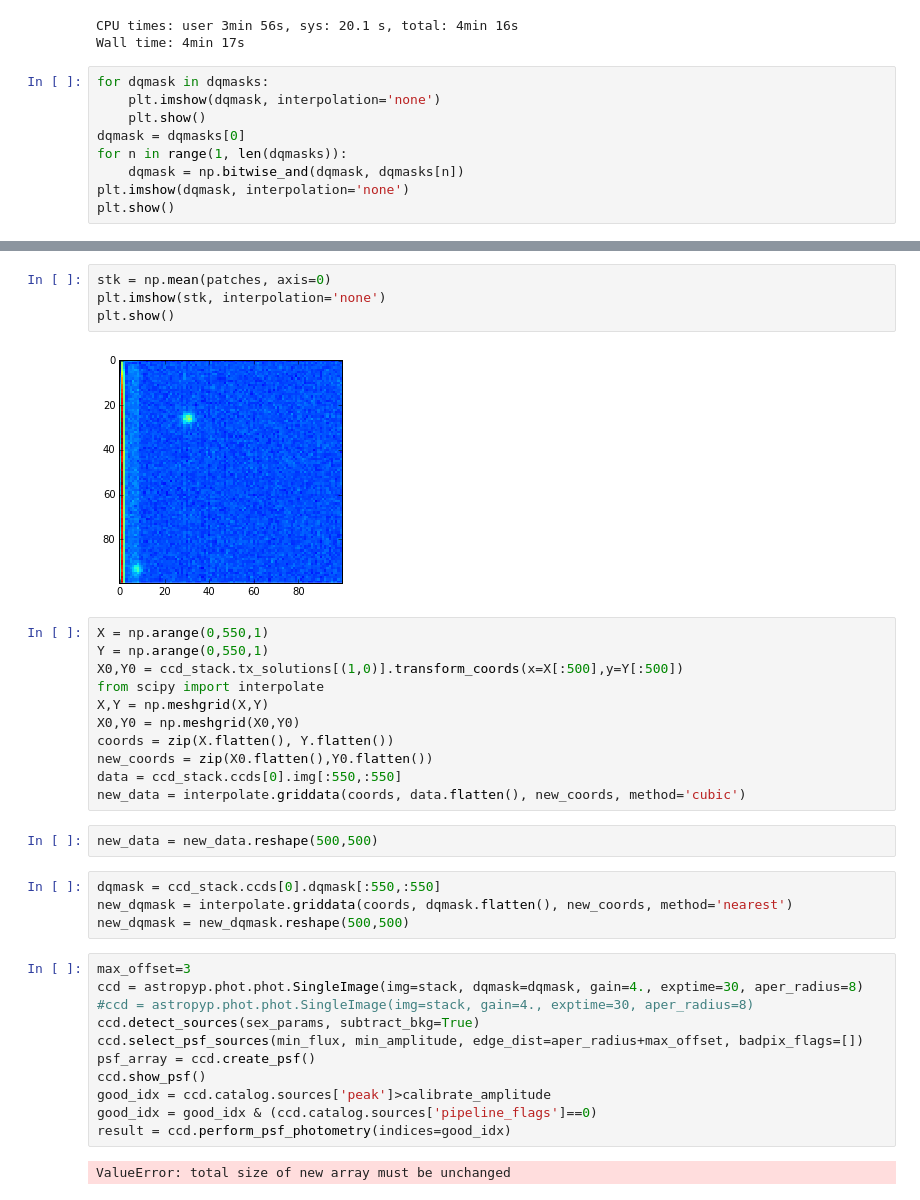
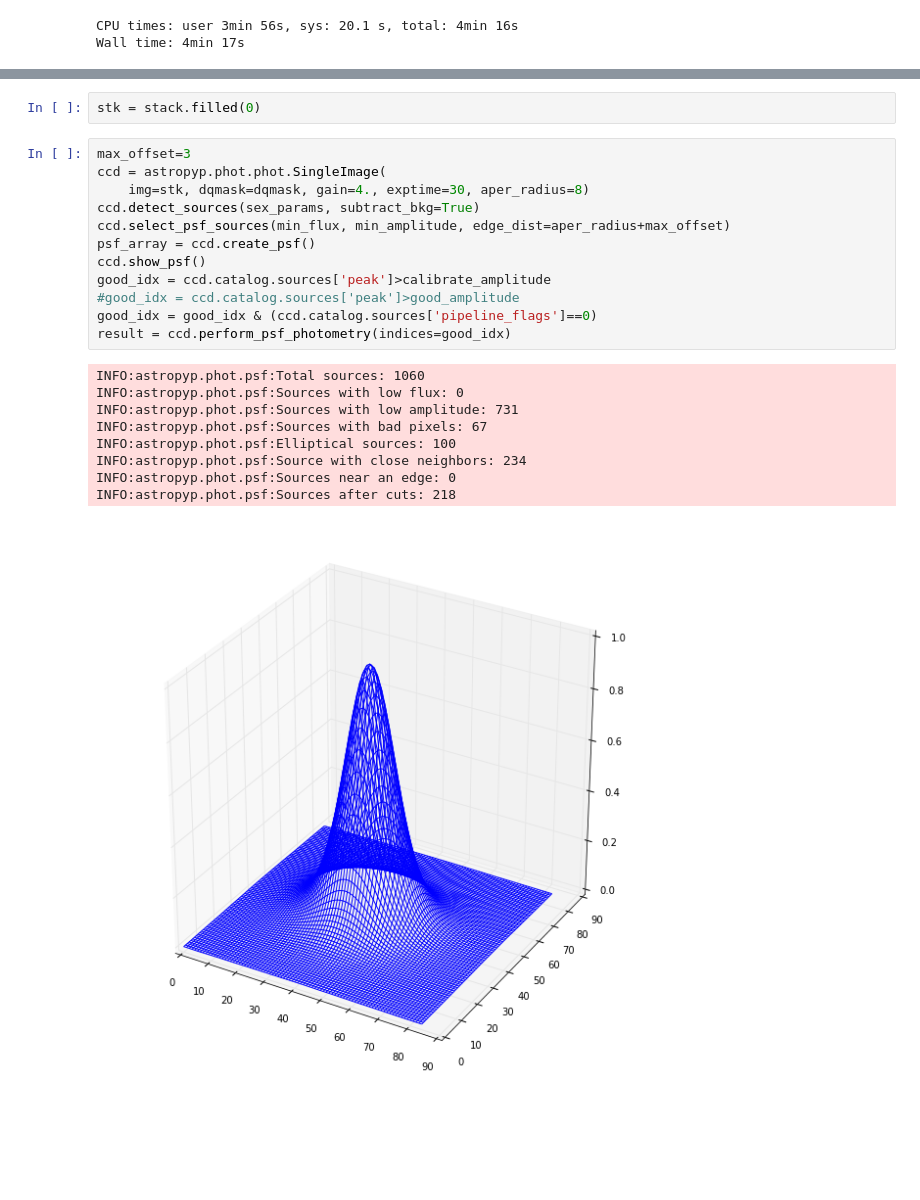
Before and after one commit to fred3m/astropyp, a Jupyter notebook: examples/test_full_img_stacking.ipynb, the cells around one changed output, grey strips where cells are left out. Cells and saved outputs as stored; diff of their text form; blank space fills up the shorter version.

```diff
--- a/examples/test_full_img_stacking.ipynb
+++ b/examples/test_full_img_stacking.ipynb
@@ -310,12 +256,3 @@ tx_solutions = [ccd_stack.tx_solutions[(1,0)], None, ccd_stack.tx_solutions[(1,2
 # %% [output]
 CPU times: user 3min 56s, sys: 20.1 s, total: 4min 16s
 Wall time: 4min 17s
-# %%
-for dqmask in dqmasks:
-    plt.imshow(dqmask, interpolation='none')
-    plt.show()
-dqmask = dqmasks[0]
-for n in range(1, len(dqmasks)):
-    dqmask = np.bitwise_and(dqmask, dqmasks[n])
-plt.imshow(dqmask, interpolation='none')
-plt.show()
@@ -414,39 +259,27 @@ patches, dqmasks = stack(imgs, dqmasks, (0,100), (0,100), 50, 50, 1, tx_solution
-# %%
-stk = np.mean(patches, axis=0)
-plt.imshow(stk, interpolation='none')
-plt.show()
-# %% [output]
-[figure, removed]
-# %%
-X = np.arange(0,550,1)
-Y = np.arange(0,550,1)
-X0,Y0 = ccd_stack.tx_solutions[(1,0)].transform_coords(x=X[:500],y=Y[:500])
-from scipy import interpolate
-X,Y = np.meshgrid(X,Y)
-X0,Y0 = np.meshgrid(X0,Y0)
-coords = zip(X.flatten(), Y.flatten())
-new_coords = zip(X0.flatten(),Y0.flatten())
-data = ccd_stack.ccds[0].img[:550,:550]
-new_data = interpolate.griddata(coords, data.flatten(), new_coords, method='cubic')
-# %%
-new_data = new_data.reshape(500,500)
-# %%
-dqmask = ccd_stack.ccds[0].dqmask[:550,:550]
-new_dqmask = interpolate.griddata(coords, dqmask.flatten(), new_coords, method='nearest')
-new_dqmask = new_dqmask.reshape(500,500)
+# %%
+stk = stack.filled(0)
 # %%
 max_offset=3
-ccd = astropyp.phot.phot.SingleImage(img=stack, dqmask=dqmask, gain=4., exptime=30, aper_radius=8)
-#ccd = astropyp.phot.phot.SingleImage(img=stack, gain=4., exptime=30, aper_radius=8)
+ccd = astropyp.phot.phot.SingleImage(
+    img=stk, dqmask=dqmask, gain=4., exptime=30, aper_radius=8)
 ccd.detect_sources(sex_params, subtract_bkg=True)
-ccd.select_psf_sources(min_flux, min_amplitude, edge_dist=aper_radius+max_offset, badpix_flags=[])
+ccd.select_psf_sources(min_flux, min_amplitude, edge_dist=aper_radius+max_offset)
 psf_array = ccd.create_psf()
 ccd.show_psf()
 good_idx = ccd.catalog.sources['peak']>calibrate_amplitude
+#good_idx = ccd.catalog.sources['peak']>good_amplitude
 good_idx = good_idx & (ccd.catalog.sources['pipeline_flags']==0)
 result = ccd.perform_psf_photometry(indices=good_idx)
 # %% [output]
-ValueError: total size of new array must be unchanged
+INFO:astropyp.phot.psf:Total sources: 1060
+INFO:astropyp.phot.psf:Sources with low flux: 0
+INFO:astropyp.phot.psf:Sources with low amplitude: 731
+INFO:astropyp.phot.psf:Sources with bad pixels: 67
+INFO:astropyp.phot.psf:Elliptical sources: 100
+INFO:astropyp.phot.psf:Source with close neighbors: 234
+INFO:astropyp.phot.psf:Sources near an edge: 0
+INFO:astropyp.phot.psf:Sources after cuts: 218
+[figure, added]
 # %%
 good_idx = ccd.catalog.sources['peak']>calibrate_amplitude
 good_idx = good_idx & (ccd.catalog.sources['pipeline_flags']==0)
```
Also changed, not shown: parts of 16 cells of this notebook, 6 other files.
